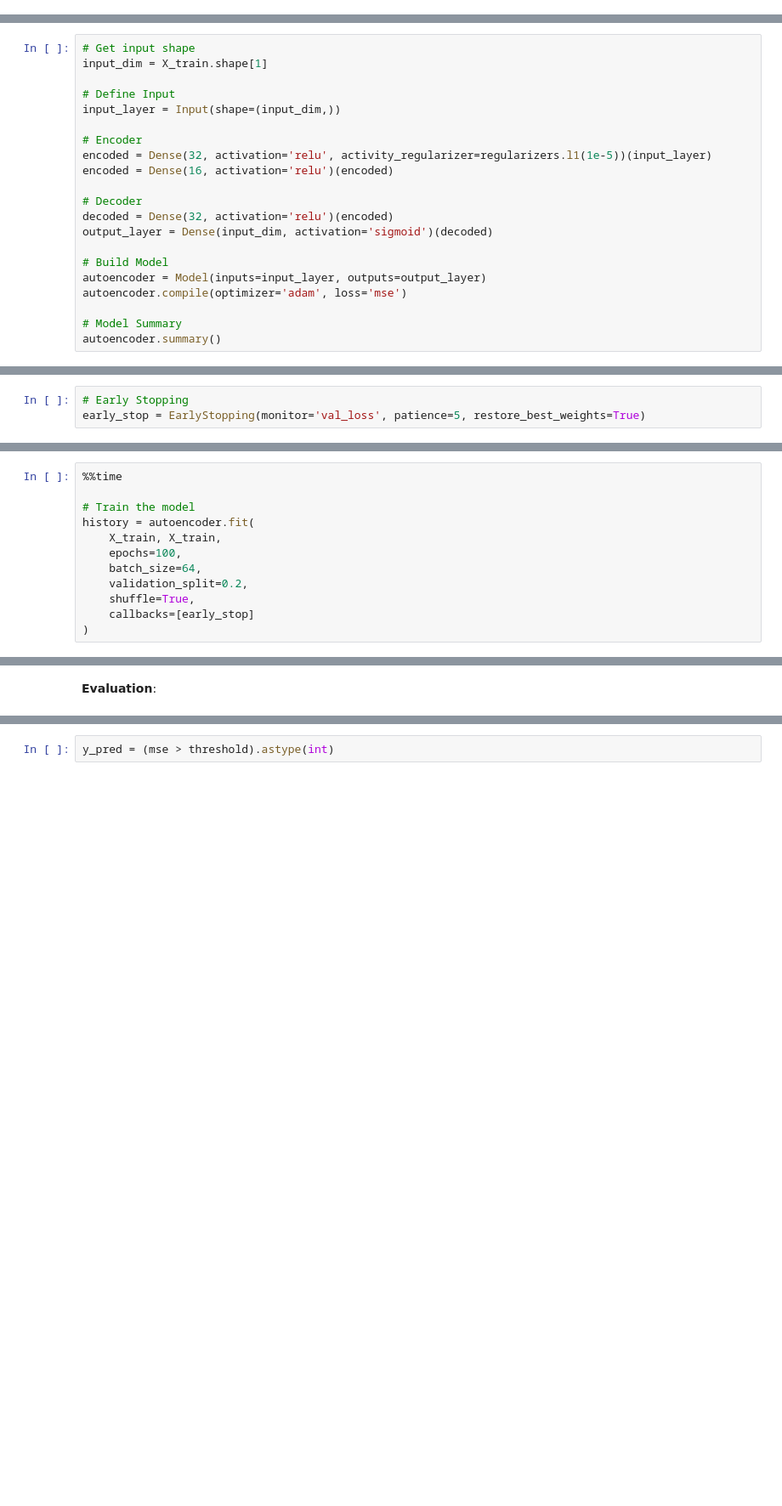
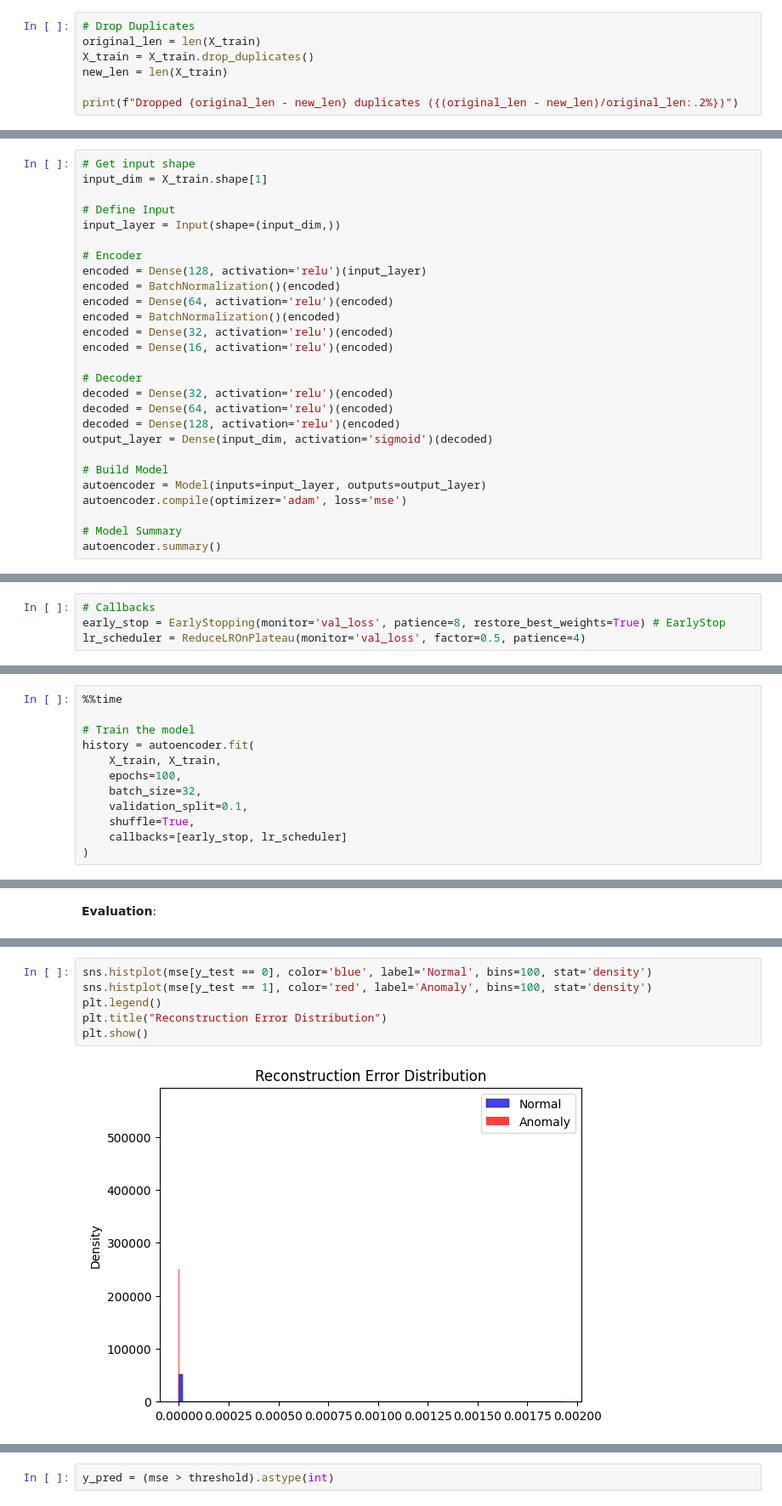
Before and after one commit to otuemre/ML-SIEM, a Jupyter notebook: notebooks/02_Processing_Training.ipynb, the cells around one changed output, grey strips where cells are left out. Shown at 85% size. Drawn from its saved outputs; the diff is of its cells as text; blank space fills up the shorter version.

```diff
--- a/notebooks/02_Processing_Training.ipynb
+++ b/notebooks/02_Processing_Training.ipynb
@@ -261,3 +262,10 @@ login_day           0.0
 browser_name        0.0
 os_name             0.0
 dtype: float32
+# %%
+# Drop Duplicates
+original_len = len(X_train)
+X_train = X_train.drop_duplicates()
+new_len = len(X_train)
+
+print(f"Dropped {original_len - new_len} duplicates ({(original_len - new_len)/original_len:.2%})")
@@ -271,11 +281,17 @@ input_dim = X_train.shape[1]
 input_layer = Input(shape=(input_dim,))
 
 # Encoder
-encoded = Dense(32, activation='relu', activity_regularizer=regularizers.l1(1e-5))(input_layer)
+encoded = Dense(128, activation='relu')(input_layer)
+encoded = BatchNormalization()(encoded)
+encoded = Dense(64, activation='relu')(encoded)
+encoded = BatchNormalization()(encoded)
+encoded = Dense(32, activation='relu')(encoded)
 encoded = Dense(16, activation='relu')(encoded)
 
 # Decoder
 decoded = Dense(32, activation='relu')(encoded)
+decoded = Dense(64, activation='relu')(encoded)
+decoded = Dense(128, activation='relu')(encoded)
 output_layer = Dense(input_dim, activation='sigmoid')(decoded)
 
 # Build Model
@@ -306,4 +320,5 @@ Non-trainable params: 0
 _________________________________________________________________
 # %%
-# Early Stopping
-early_stop = EarlyStopping(monitor='val_loss', patience=5, restore_best_weights=True)
+# Callbacks
+early_stop = EarlyStopping(monitor='val_loss', patience=8, restore_best_weights=True) # EarlyStop
+lr_scheduler = ReduceLROnPlateau(monitor='val_loss', factor=0.5, patience=4)
@@ -314,10 +332,10 @@ early_stop = EarlyStopping(monitor='val_loss', patience=5, restore_best_weights=
 history = autoencoder.fit(
     X_train, X_train,
     epochs=100,
-    batch_size=64,
-    validation_split=0.2,
+    batch_size=32,
+    validation_split=0.1,
     shuffle=True,
-    callbacks=[early_stop]
+    callbacks=[early_stop, lr_scheduler]
 )
 # %% [output]
 Epoch 1/100
@@ -350 +365,9 @@ mse = np.mean(np.power(X_test - X_test_pred, 2), axis=1)
+# %%
+sns.histplot(mse[y_test == 0], color='blue', label='Normal', bins=100, stat='density')
+sns.histplot(mse[y_test == 1], color='red', label='Anomaly', bins=100, stat='density')
+plt.legend()
+plt.title("Reconstruction Error Distribution")
+plt.show()
+# %% [output]
+[figure, added]
 # %%
```
Also changed, not shown: parts of 9 cells of this notebook.
